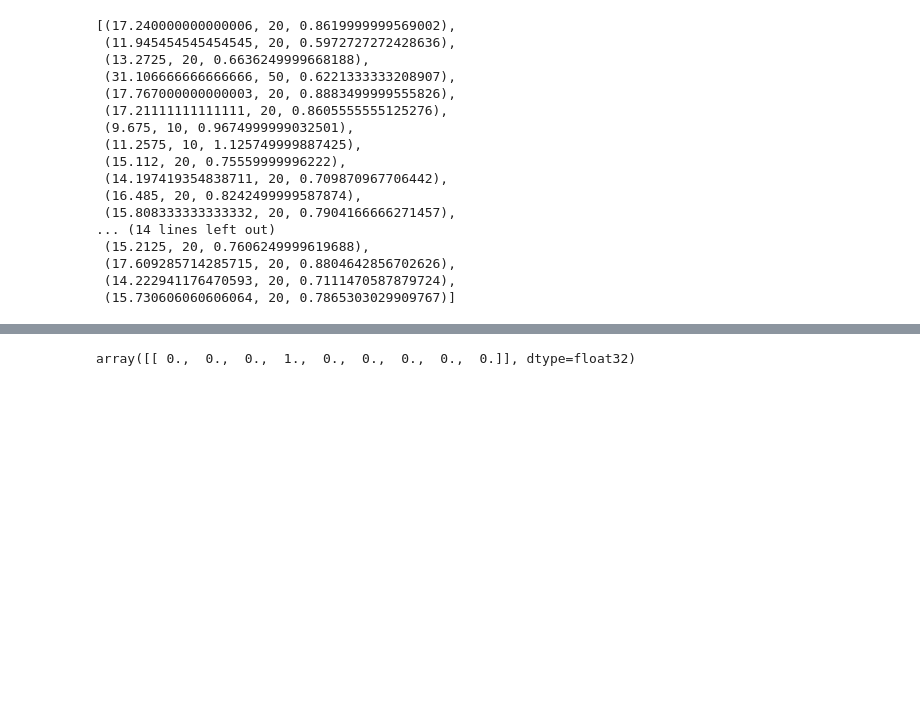
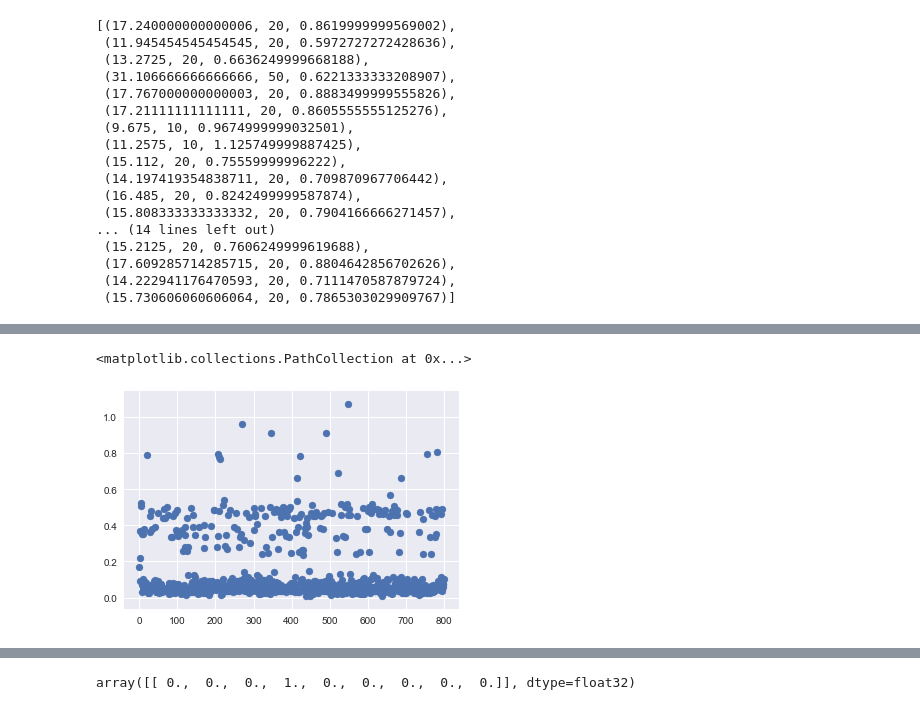
Before and after one commit to jonhilgart22/UNH-projects, a Jupyter notebook: deep_learning/notebooks/Jonathan_Hilgart-1.1-Taxi_cab_EDA.ipynb, the cells around one changed output, grey strips where cells are left out. Drawn from its saved outputs; the diff is of its cells as text; code cells hidden in the pictures; blank space fills up the shorter version.

Commit message:
DQN wit ha naive approach

```diff
--- a/deep_learning/notebooks/Jonathan_Hilgart-1.1-Taxi_cab_EDA.ipynb
+++ b/deep_learning/notebooks/Jonathan_Hilgart-1.1-Taxi_cab_EDA.ipynb
@@ -437,2 +436,4 @@ Trainable params: 11,309.0
 Non-trainable params: 0.0
 _________________________________________________________________
+# %%
+model_simple.train_on_batch()
@@ -634,0 +511,9 @@ def trainNetworkNeuralNetworkTaxicab(model, list_of_unique_geohashes):
+# %%
+current_geohash_string = list_of_inverse_heohash_index[15]
+neighbors = gh.neighbors(current_geohash_string)
+# Get the direction we should go
+a_t = np.zeros([ACTIONS])
+action_index = random.randrange(ACTIONS)
+a_t[action_index] = 1
+direction_to_move_to = list_of_output_predictions_to_direction[action_index]
+direction_to_move_to
@@ -652,8 +811,3 @@ final_data_structure[110]['Zct3r']
  (17.609285714285715, 20, 0.8804642856702626),
  (14.222941176470593, 20, 0.7111470587879724),
  (15.730606060606064, 20, 0.7865303029909767)]
-# %%
-c=0
-while c < 10:
-    trainNetworkNeuralNetworkTaxicab(model_simple, list_of_unique_geohashes)
-    c+=1
@@ -707,0 +814,5 @@ NameError: name 'OBSERVATION' is not defined
+# %%
+loss, fare_rl, fare_naive = trainNetworkNeuralNetworkTaxicab(model_simple,
+                                    list_of_unique_geohashes,list_of_time_index,list_of_geohash_index,
+                                        list_of_inverse_heohash_index,
+                                                             final_data_structure )
@@ -707,0 +838,5 @@ NameError: name 'OBSERVATION' is not defined
+# %%
+plt.scatter([_ for _ in range(len(loss))],loss)
+# %% [output]
+<matplotlib.collections.PathCollection at 0x...>
+[figure, added]
```
Also changed, not shown: parts of 27 cells of this notebook.
